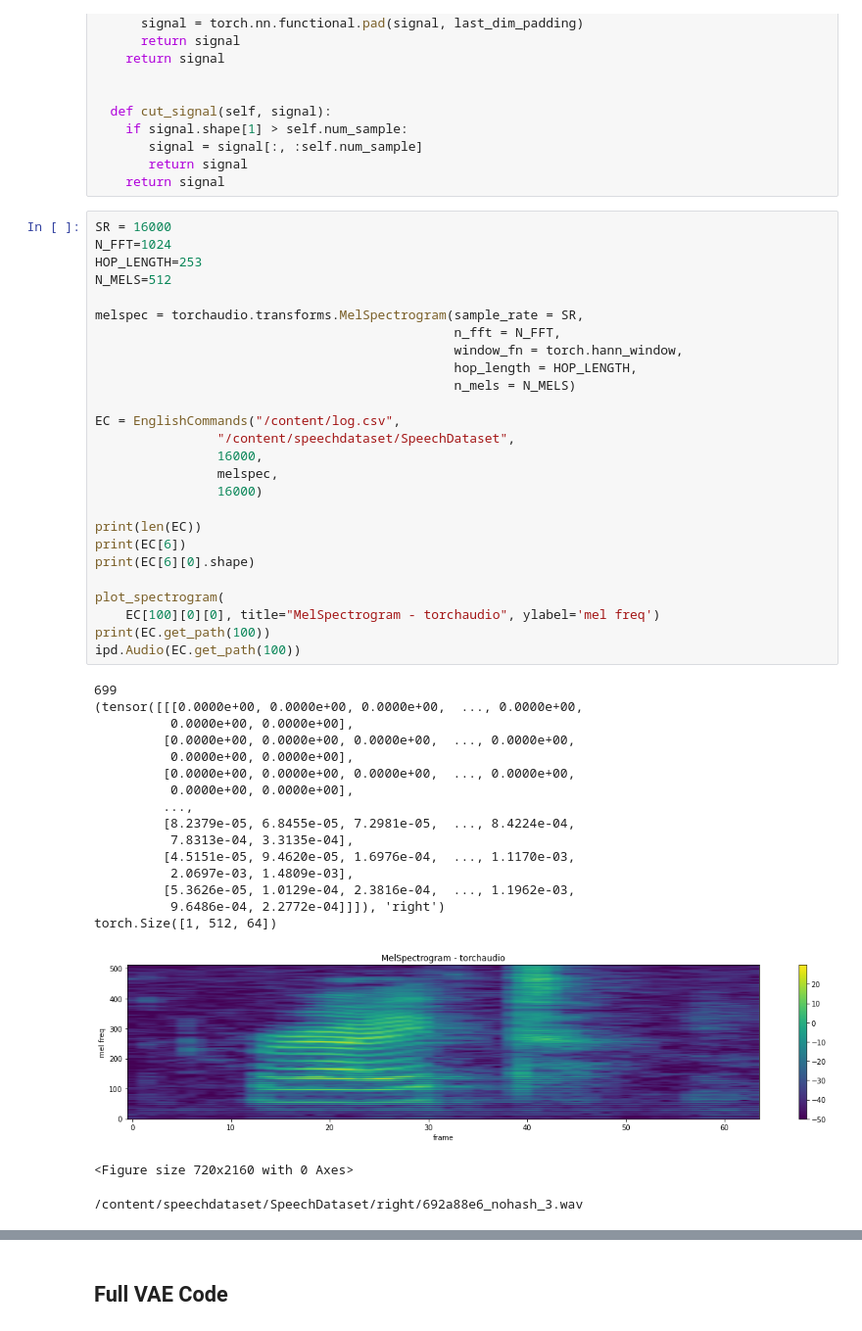
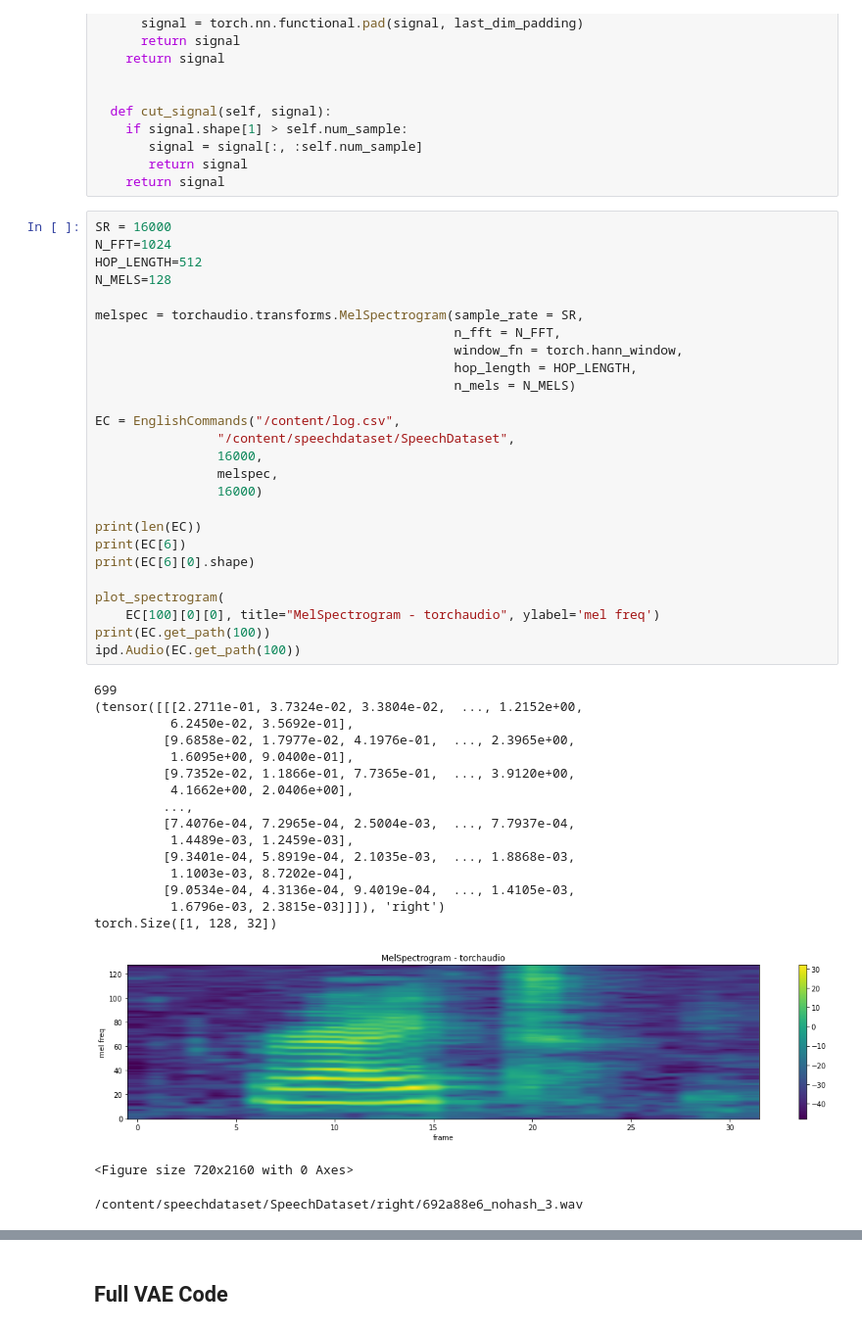
Before and after one commit to mehdihosseinimoghadam/Signal-Processing, a Jupyter notebook: vq_VAE_for_Melspectrogram.ipynb, the cells around one changed output, grey strips where cells are left out. Shown at 98% size. Cells and saved outputs as stored; diff of their text form.

```diff
--- a/vq_VAE_for_Melspectrogram.ipynb
+++ b/vq_VAE_for_Melspectrogram.ipynb
@@ -228,46 +233,46 @@ class EnglishCommands(Dataset):
 # %%
 SR = 16000
 N_FFT=1024
-HOP_LENGTH=253
-N_MELS=512
+HOP_LENGTH=512
+N_MELS=128
 
 melspec = torchaudio.transforms.MelSpectrogram(sample_rate = SR,
                                                n_fft = N_FFT,
                                                window_fn = torch.hann_window,
                                                hop_length = HOP_LENGTH,
                                                n_mels = N_MELS)
 
 EC = EnglishCommands("/content/log.csv",
                 "/content/speechdataset/SpeechDataset",
                 16000,
                 melspec,
                 16000)
 
 print(len(EC))
 print(EC[6])
 print(EC[6][0].shape)
 
 plot_spectrogram(
     EC[100][0][0], title="MelSpectrogram - torchaudio", ylabel='mel freq')
 print(EC.get_path(100))
 ipd.Audio(EC.get_path(100))
 # %% [output]
 699
-(tensor([[[0.0000e+00, 0.0000e+00, 0.0000e+00,  ..., 0.0000e+00,
-          0.0000e+00, 0.0000e+00],
-         [0.0000e+00, 0.0000e+00, 0.0000e+00,  ..., 0.0000e+00,
-          0.0000e+00, 0.0000e+00],
-         [0.0000e+00, 0.0000e+00, 0.0000e+00,  ..., 0.0000e+00,
-          0.0000e+00, 0.0000e+00],
+(tensor([[[2.2711e-01, 3.7324e-02, 3.3804e-02,  ..., 1.2152e+00,
+          6.2450e-02, 3.5692e-01],
+         [9.6858e-02, 1.7977e-02, 4.1976e-01,  ..., 2.3965e+00,
+          1.6095e+00, 9.0400e-01],
+         [9.7352e-02, 1.1866e-01, 7.7365e-01,  ..., 3.9120e+00,
+          4.1662e+00, 2.0406e+00],
          ...,
-         [8.2379e-05, 6.8455e-05, 7.2981e-05,  ..., 8.4224e-04,
-          7.8313e-04, 3.3135e-04],
-         [4.5151e-05, 9.4620e-05, 1.6976e-04,  ..., 1.1170e-03,
-          2.0697e-03, 1.4809e-03],
-         [5.3626e-05, 1.0129e-04, 2.3816e-04,  ..., 1.1962e-03,
-          9.6486e-04, 2.2772e-04]]]), 'right')
-torch.Size([1, 512, 64])
+         [7.4076e-04, 7.2965e-04, 2.5004e-03,  ..., 7.7937e-04,
+          1.4489e-03, 1.2459e-03],
+         [9.3401e-04, 5.8919e-04, 2.1035e-03,  ..., 1.8868e-03,
+          1.1003e-03, 8.7202e-04],
+         [9.0534e-04, 4.3136e-04, 9.4019e-04,  ..., 1.4105e-03,
+          1.6796e-03, 2.3815e-03]]]), 'right')
+torch.Size([1, 128, 32])
-[figure, old version]
+[figure, new version]
 <Figure size 720x2160 with 0 Axes>
 /content/speechdataset/SpeechDataset/right/692a88e6_nohash_3.wav
 [interactive output not drawn]
```
Also changed, not shown: parts of 10 cells of this notebook.
